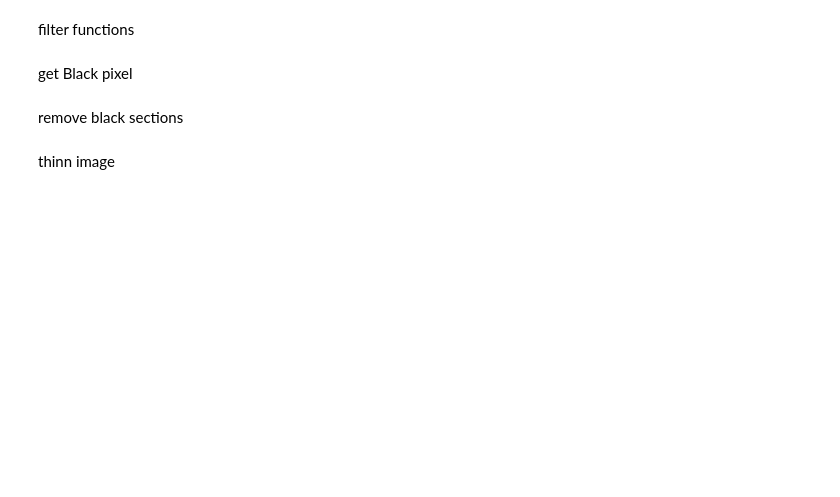
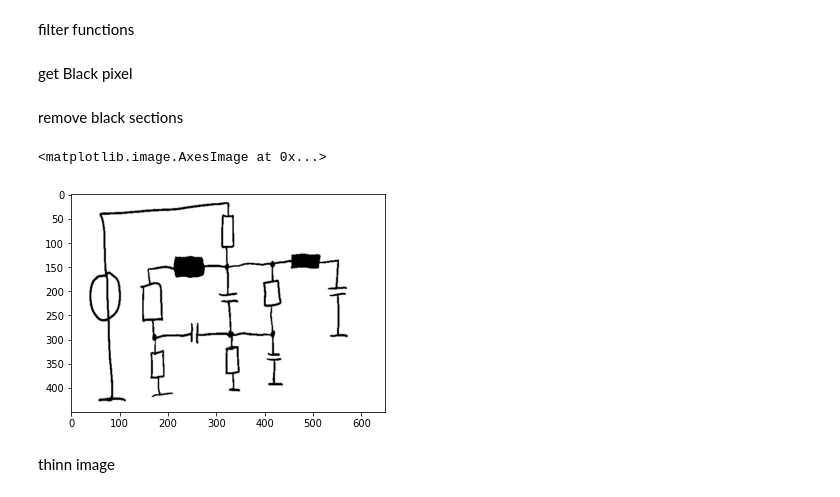
Before and after one commit to Chris022/smarter-circuits, a Jupyter notebook: dev/imagePreprocessing.IPYNB, the cells around one changed output. Drawn from its saved outputs; the diff is of its cells as text; code cells hidden in the pictures; blank space fills up the shorter version.

```diff
--- a/dev/imagePreprocessing.IPYNB
+++ b/dev/imagePreprocessing.IPYNB
@@ -20,21 +30,25 @@ utils.saveImage(name="binary.png", image=binary)
 # %% [markdown]
 filter functions
 # %%
-def getRegion(pos, image):
-    return np.transpose(image[pos[0]-1:pos[0]+2, pos[1]-1:pos[1]+2])
+def getRegion(size, pos, image):
+    xOff = math.floor(len(size[0])/2)
+    yOff = math.floor(len(size[1])/2)
+    print(xOff)
+    return image[pos[1]-yOff:pos[1]+yOff+1, pos[0]-xOff:pos[0]+xOff+1]
 
 def equal(filter, img):
-    for x in range(0, len(filter)):
-        for y in range(0, len(filter[0])):
-            if filter[x][y] != -1 and filter[x][y] != img[x][y]:
+    for y in range(0, len(filter)):
+        for x in range(0, len(filter[y])):
+            if filter[y][x] != -1 and filter[y][x] != img[y][x]:
                 return False
     return True
 
 def applyFilterOnPoints(filter, image, points):
     features = []
+    size = [len(filter), len(filter[0])]
     for (x, y) in points:
         try:
-            if equal(filter, getRegion((x, y), image)):
+            if equal(filter, getRegion(size, (x, y), image)):
                 features.append((x,y))
         except:
             pass
@@ -49,20 +63,26 @@ def rotateFilter(filter):
 get Black pixel
 # %%
 points = []
-for x in range(0, len(binary)):
-    for y in range(0, len(binary[x])):
-        if binary[x][y] == 255:
+for y in range(0, len(binary)):
+    for x in range(0, len(binary[y])):
+        if binary[y][x] == 0:
             points.append((x,y))
 # %% [markdown]
 remove black sections
 # %%
-filter = np.full((13, 13), 255)
+filter = np.full((13, 13), 0)
 features = applyFilterOnPoints(filter, binary, points)
 
+#print(features)
+
 for (x,y) in features:
-    binary[x][y] = 0
+    binary[y][x] = 0
 
 utils.saveImage(name="ohneSpulen.png", image=binary)
+plt.imshow(binary, interpolation="bilinear", cmap="gray")
+# %% [output]
+<matplotlib.image.AxesImage at 0x...>
+[figure, added]
 # %% [markdown]
 thinn image
 # %%
```
Also changed, not shown: parts of 6 cells of this notebook, 1 other file.
